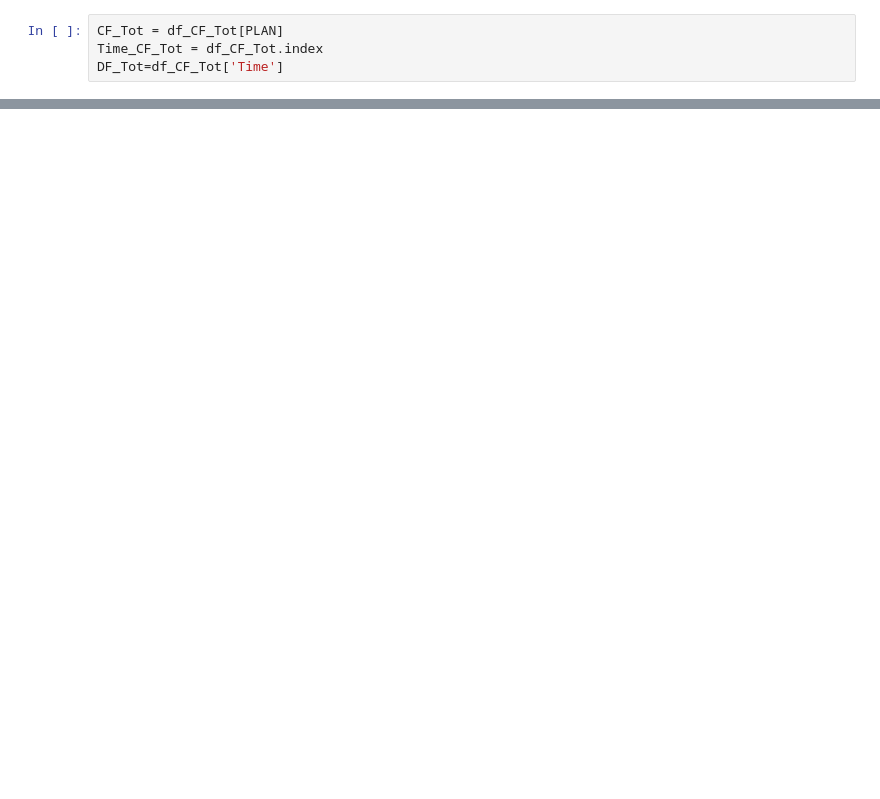
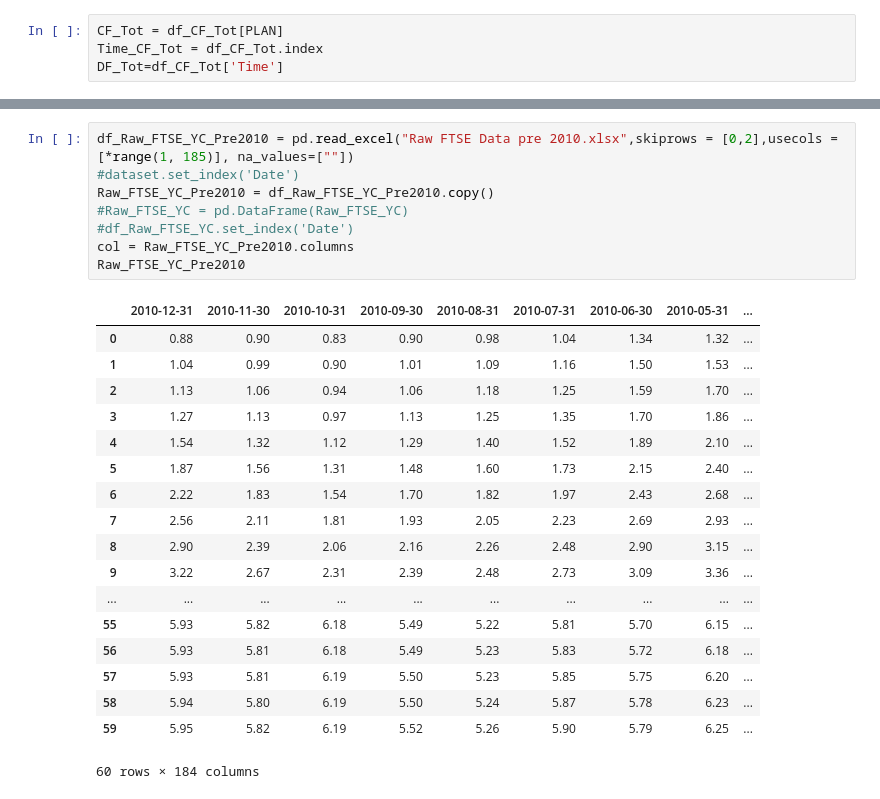
Before and after one commit to pforjoe/SAA, a Jupyter notebook: Liability Model.ipynb, the cells around one changed output, grey strips where cells are left out. Drawn from its saved outputs; the diff is of its cells as text; blank space fills up the shorter version.

```diff
--- a/Liability Model.ipynb
+++ b/Liability Model.ipynb
@@ -283,0 +958,27 @@ IRR
+# %%
+df_Raw_FTSE_YC_Pre2010 = pd.read_excel("Raw FTSE Data pre 2010.xlsx",skiprows = [0,2],usecols = [*range(1, 185)], na_values=[""])
+#dataset.set_index('Date')
+Raw_FTSE_YC_Pre2010 = df_Raw_FTSE_YC_Pre2010.copy()
+#Raw_FTSE_YC = pd.DataFrame(Raw_FTSE_YC)
+#df_Raw_FTSE_YC.set_index('Date')
+col = Raw_FTSE_YC_Pre2010.columns
+Raw_FTSE_YC_Pre2010
+# %% [output]
+|  | 2010-12-31 | 2010-11-30 | 2010-10-31 | 2010-09-30 | 2010-08-31 | 2010-07-31 | 2010-06-30 | 2010-05-31 | ... |
+| 0 | 0.88 | 0.90 | 0.83 | 0.90 | 0.98 | 1.04 | 1.34 | 1.32 | ... |
+| 1 | 1.04 | 0.99 | 0.90 | 1.01 | 1.09 | 1.16 | 1.50 | 1.53 | ... |
+| 2 | 1.13 | 1.06 | 0.94 | 1.06 | 1.18 | 1.25 | 1.59 | 1.70 | ... |
+| 3 | 1.27 | 1.13 | 0.97 | 1.13 | 1.25 | 1.35 | 1.70 | 1.86 | ... |
+| 4 | 1.54 | 1.32 | 1.12 | 1.29 | 1.40 | 1.52 | 1.89 | 2.10 | ... |
+| 5 | 1.87 | 1.56 | 1.31 | 1.48 | 1.60 | 1.73 | 2.15 | 2.40 | ... |
+| 6 | 2.22 | 1.83 | 1.54 | 1.70 | 1.82 | 1.97 | 2.43 | 2.68 | ... |
+| 7 | 2.56 | 2.11 | 1.81 | 1.93 | 2.05 | 2.23 | 2.69 | 2.93 | ... |
+| 8 | 2.90 | 2.39 | 2.06 | 2.16 | 2.26 | 2.48 | 2.90 | 3.15 | ... |
+| 9 | 3.22 | 2.67 | 2.31 | 2.39 | 2.48 | 2.73 | 3.09 | 3.36 | ... |
+| ... | ... | ... | ... | ... | ... | ... | ... | ... | ... |
+| 55 | 5.93 | 5.82 | 6.18 | 5.49 | 5.22 | 5.81 | 5.70 | 6.15 | ... |
+| 56 | 5.93 | 5.81 | 6.18 | 5.49 | 5.23 | 5.83 | 5.72 | 6.18 | ... |
+| 57 | 5.93 | 5.81 | 6.19 | 5.50 | 5.23 | 5.85 | 5.75 | 6.20 | ... |
+| 58 | 5.94 | 5.80 | 6.19 | 5.50 | 5.24 | 5.87 | 5.78 | 6.23 | ... |
+| 59 | 5.95 | 5.82 | 6.19 | 5.52 | 5.26 | 5.90 | 5.79 | 6.25 | ... |
+60 rows × 184 columns
```
Also changed, not shown: parts of 70 cells of this notebook.
